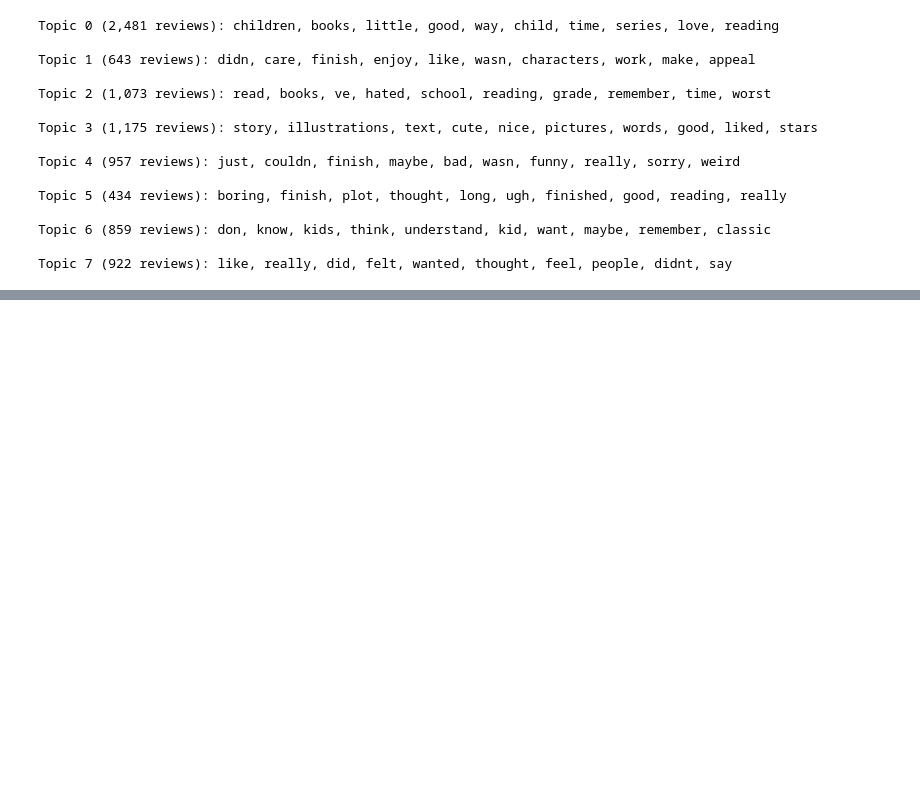
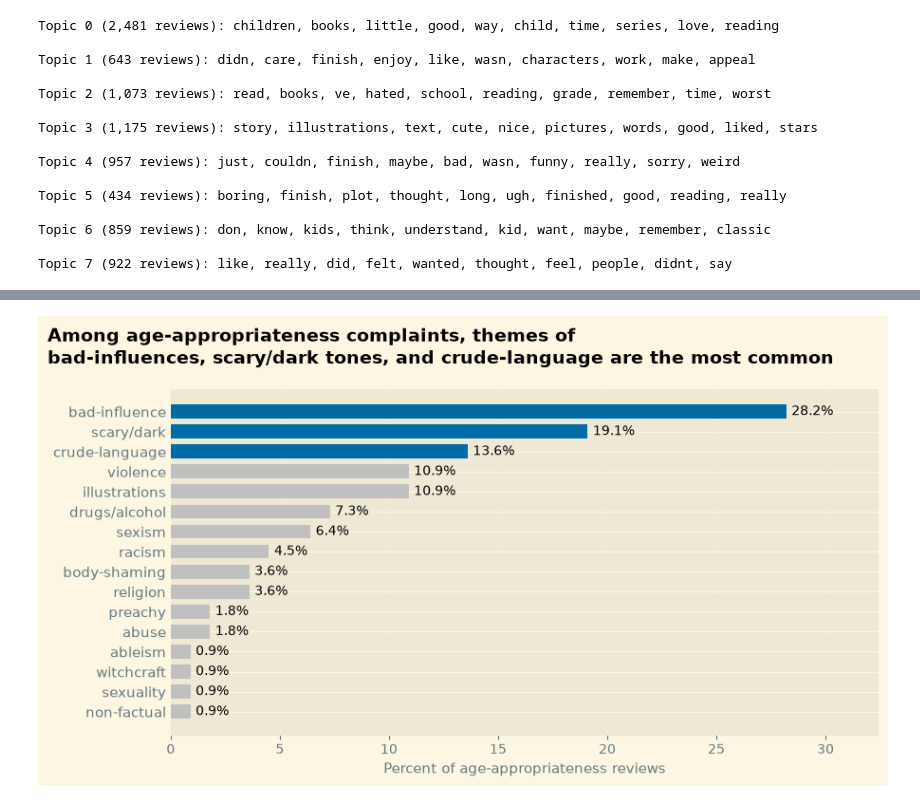
Before and after one commit to sofiabbas17-cmyk/Goodreads-Team, a Jupyter notebook: sofia_branch_work.ipynb, the cells around one changed output, grey strips where cells are left out. Saved outputs shown, nothing was run; the diff lists cells and outputs as text; code cells hidden in the pictures; blank space fills up the shorter version.

```diff
--- a/sofia_branch_work.ipynb
+++ b/sofia_branch_work.ipynb
@@ -266,0 +377,6 @@ df = df[["review_id", "book_id", "review_text", "labels", "notes"]]
+# %%
+# filtering the dataframe to only include reviews that have been flagged as age-appropriateness, and creating a copy of the filtered dataframe to avoid modifying the original dataframe
+df_age = df_inappropriate[df_inappropriate["labels"].apply(lambda xs: "age-appropriateness" in xs)].copy()
+
+n = len(df_age)
+n # total number of reviews that have been flagged as age-appropriateness
@@ -266,0 +390,5 @@ df = df[["review_id", "book_id", "review_text", "labels", "notes"]]
+# %%
+others = (df_age["labels"].explode() # counting how many reviews have been flagged for each label
+          .loc[lambda s: s != "age-appropriateness"] # filtering out the "age-appropriateness" label from the counts, so that we can see how many reviews have been flagged for other labels in addition to age-appropriateness
+          .value_counts())
+print(others)
@@ -266,0 +414,3 @@ df = df[["review_id", "book_id", "review_text", "labels", "notes"]]
+# %%
+pct_others_and_age = (others / n * 100).round(1) # calculating the percentage of age-appropriateness labeled reviews that have been flagged with another label
+print(pct_others_and_age)
@@ -266,0 +479,27 @@ df = df[["review_id", "book_id", "review_text", "labels", "notes"]]
+# %%
+data = pct_others_and_age.sort_values()
+
+highlight = ["bad-influence", "scary/dark", "crude-language"]
+colors = ["#006CA5" if label in highlight else "#C0C0C0" for label in data.index]
+
+fig, ax = plt.subplots(figsize=(9, 5))
+bars = ax.barh(data.index, data.values, color=colors, height=0.7)
+
+ax.bar_label(bars, fmt="%.1f%%", padding=4, fontsize=10)
+
+fig.suptitle("Among age-appropriateness complaints, themes of\nbad-influences, scary/dark tones, and crude-language are the most common",
+             x=0.01, ha="left", fontsize=14, fontweight="bold")
+ax.set_xlabel("Percent of age-appropriateness reviews", fontsize=11)
+ax.set_ylabel("")
+
+for side in ["top", "right", "left"]:
+    ax.spines[side].set_visible(False)
+ax.tick_params(axis="y", length=0, labelsize=11)
+ax.xaxis.grid(True, linestyle="--", alpha=0.3)
+ax.set_axisbelow(True)
+ax.set_xlim(0, data.max() * 1.15)
+
+plt.tight_layout()
+plt.show()
+# %% [output]
+[figure, added]
```
Also changed, not shown: parts of 32 cells of this notebook, 3 other files.
